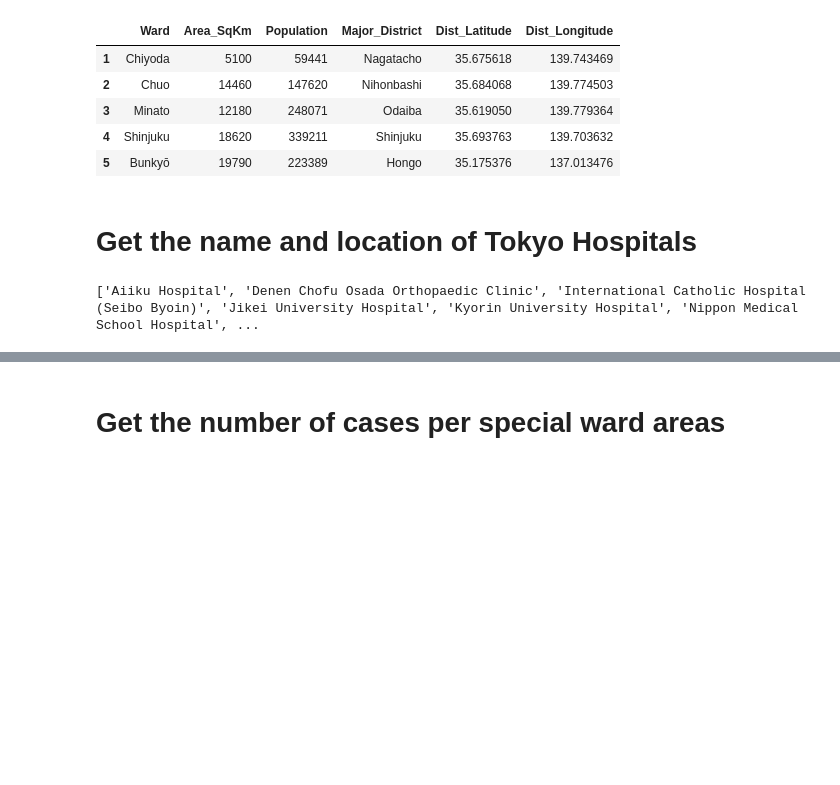
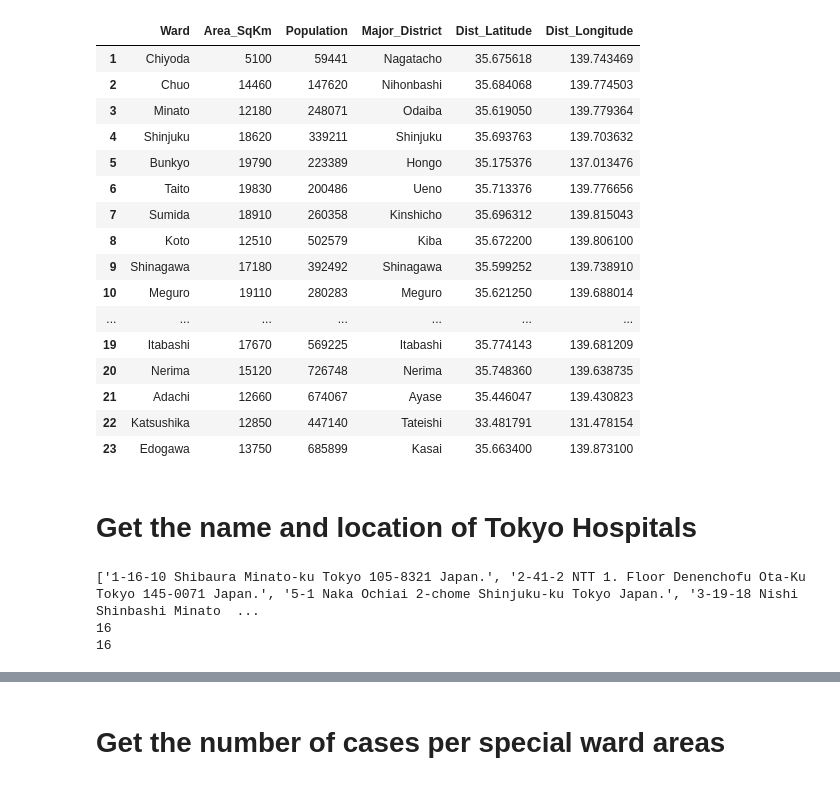
Before and after one commit to tientea/Coursera_Capstone, a Jupyter notebook: Battle of Neighborhoods/Tokyo_hospital_beds.ipynb, the cells around one changed output, grey strips where cells are left out. Drawn from its saved outputs; the diff is of its cells as text; code cells hidden in the pictures; blank space fills up the shorter version.

```diff
--- a/Battle of Neighborhoods/Tokyo_hospital_beds.ipynb
+++ b/Battle of Neighborhoods/Tokyo_hospital_beds.ipynb
@@ -169,14 +175,25 @@ Tokyo_df.to_csv('Tokyo_df_Coord.csv')
 # %%
 Tokyo_df = pd.read_csv('Tokyo_df_Coord.csv', index_col=[0])
 #remove the unnamed column
-Tokyo_df.head(5)
+Tokyo_df
 # %% [output]
 |  | Ward | Area_SqKm | Population | Major_District | Dist_Latitude | Dist_Longitude |
 | 1 | Chiyoda | 5100 | 59441 | Nagatacho | 35.675618 | 139.743469 |
 | 2 | Chuo | 14460 | 147620 | Nihonbashi | 35.684068 | 139.774503 |
 | 3 | Minato | 12180 | 248071 | Odaiba | 35.619050 | 139.779364 |
 | 4 | Shinjuku | 18620 | 339211 | Shinjuku | 35.693763 | 139.703632 |
-| 5 | Bunkyō | 19790 | 223389 | Hongo | 35.175376 | 137.013476 |
+| 5 | Bunkyo | 19790 | 223389 | Hongo | 35.175376 | 137.013476 |
+| 6 | Taito | 19830 | 200486 | Ueno | 35.713376 | 139.776656 |
+| 7 | Sumida | 18910 | 260358 | Kinshicho | 35.696312 | 139.815043 |
+| 8 | Koto | 12510 | 502579 | Kiba | 35.672200 | 139.806100 |
+| 9 | Shinagawa | 17180 | 392492 | Shinagawa | 35.599252 | 139.738910 |
+| 10 | Meguro | 19110 | 280283 | Meguro | 35.621250 | 139.688014 |
+| ... | ... | ... | ... | ... | ... | ... |
+| 19 | Itabashi | 17670 | 569225 | Itabashi | 35.774143 | 139.681209 |
+| 20 | Nerima | 15120 | 726748 | Nerima | 35.748360 | 139.638735 |
+| 21 | Adachi | 12660 | 674067 | Ayase | 35.446047 | 139.430823 |
+| 22 | Katsushika | 12850 | 447140 | Tateishi | 33.481791 | 131.478154 |
+| 23 | Edogawa | 13750 | 685899 | Kasai | 35.663400 | 139.873100 |
 # %% [markdown]
 <h1> Get the name and location of Tokyo Hospitals
 # %%
@@ -186,23 +203,42 @@ soup_hospital =  BeautifulSoup(allianz,"html.parser")
 hospital_info_table = soup_hospital.find('div',{'class':"table-responsive"})
 # %%
 print(hospital_info_table)
-# %%
-hospital_name = []
-hospital_address = []
-hospital = []
-for row in hospital_info_table.findAll('table'):
-    hospital = row.findAll('th') #Name of hospital
-    for name in hospital:
-        hospital_name.append(name.text)
-##Try and get the second td of every tr somehow
-    hospital2 = row.findAll('td')
-    for address in hospital2:    #Address of hospitals
-        hospital_address.append(address.text)
-        #hospital_address_merged = ''.join(hospital_address)
-
-
-    #hospital_name.append(row.select('th'))
-    #hospital_name.append(row.findAll('th'))
-print((hospital_name))
-# %% [output]
-['Aiiku Hospital', 'Denen Chofu Osada Orthopaedic Clinic', 'International Catholic Hospital (Seibo Byoin)', 'Jikei University Hospital', 'Kyorin University Hospital', 'Nippon Medical School Hospital', ...
+# %%
+hospital_name = []
+hospital_address = []
+hospital = []
+for row in hospital_info_table.findAll('table'):
+    hospital = row.findAll('th') #Name of hospital
+    for name in hospital:
+        hospital_name.append(name.text)
+
+        hospital2 = row.select('span')
+        for address in hospital2:    #Address of hospitals
+               hospital_address.append(address.text.replace(',',''))
+
+
+hospital_address[0:5] = [''.join(hospital_address[0:5])]
+hospital_address[1:6] = [''.join(hospital_address[1:6])]
+hospital_address[2:6] = [''.join(hospital_address[2:6])]
+hospital_address[3:8] = [''.join(hospital_address[3:8])]
+hospital_address[4:8] = [''.join(hospital_address[4:8])]
+hospital_address[5:10] = [''.join(hospital_address[5:10])]
+hospital_address[6:11] = [''.join(hospital_address[6:11])]
+hospital_address[7:12] = [''.join(hospital_address[7:12])]
+hospital_address[8:13] = [''.join(hospital_address[8:13])]
+hospital_address[9:13] = [''.join(hospital_address[9:13])]
+hospital_address[10:13] = [''.join(hospital_address[10:13])]
+hospital_address[11:16] = [''.join(hospital_address[11:16])]
+hospital_address[12:15] = [''.join(hospital_address[12:15])]
+hospital_address[13:17] = [''.join(hospital_address[13:17])]
+hospital_address[14:17] = [''.join(hospital_address[14:17])]
+hospital_address[15:20] = [''.join(hospital_address[15:20])]
+
+print(hospital_address)
+print(len(hospital_name))
+print(len(hospital_address))
+#print(list(set(hospital_address)))
+# %% [output]
+['1-16-10 Shibaura Minato-ku Tokyo 105-8321 Japan.', '2-41-2 NTT 1. Floor Denenchofu Ota-Ku Tokyo 145-0071 Japan.', '5-1 Naka Ochiai 2-chome Shinjuku-ku Tokyo Japan.', '3-19-18 Nishi Shinbashi Minato  ...
+16
+16
```
Also changed, not shown: parts of 12 cells of this notebook.
